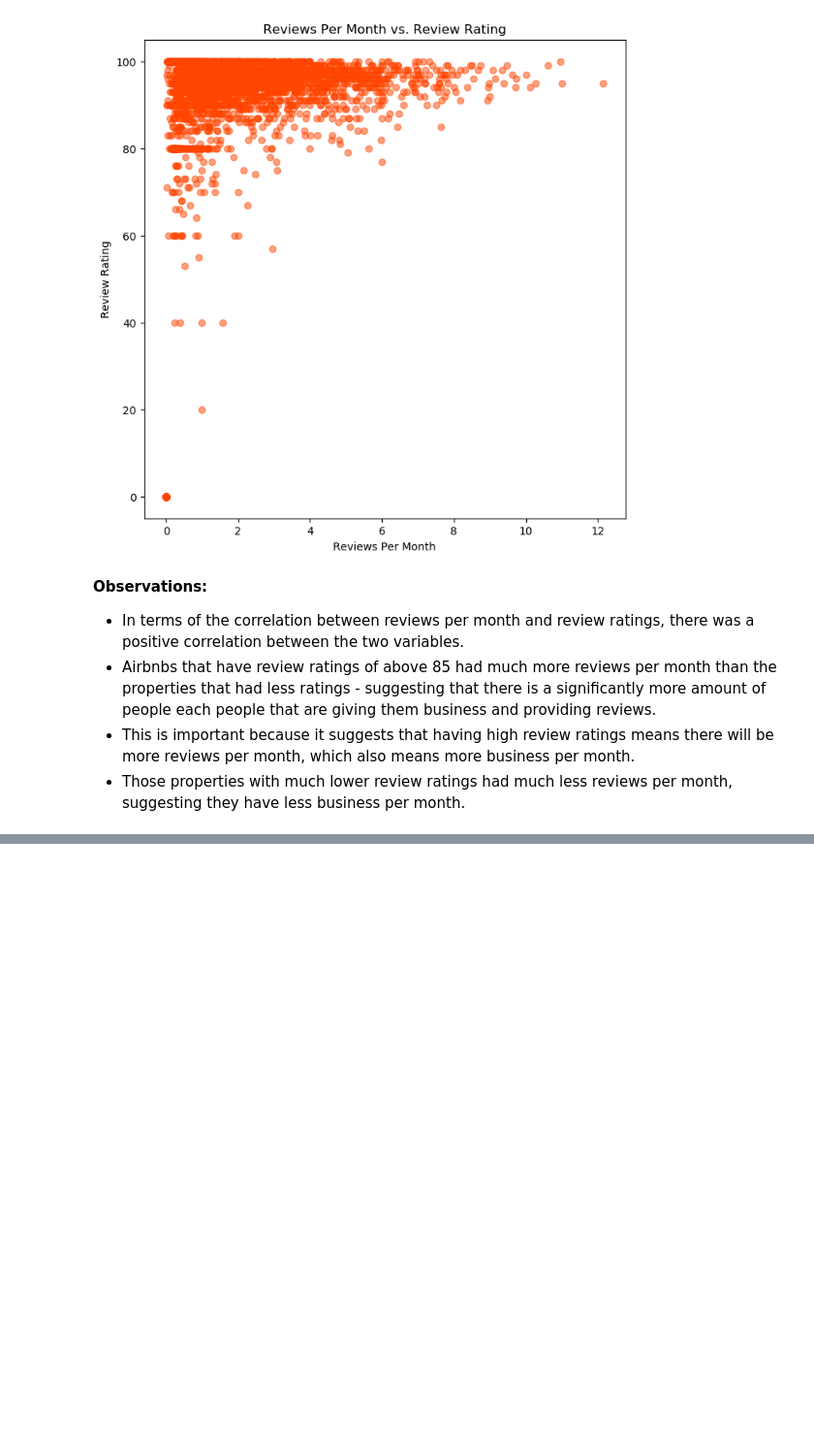
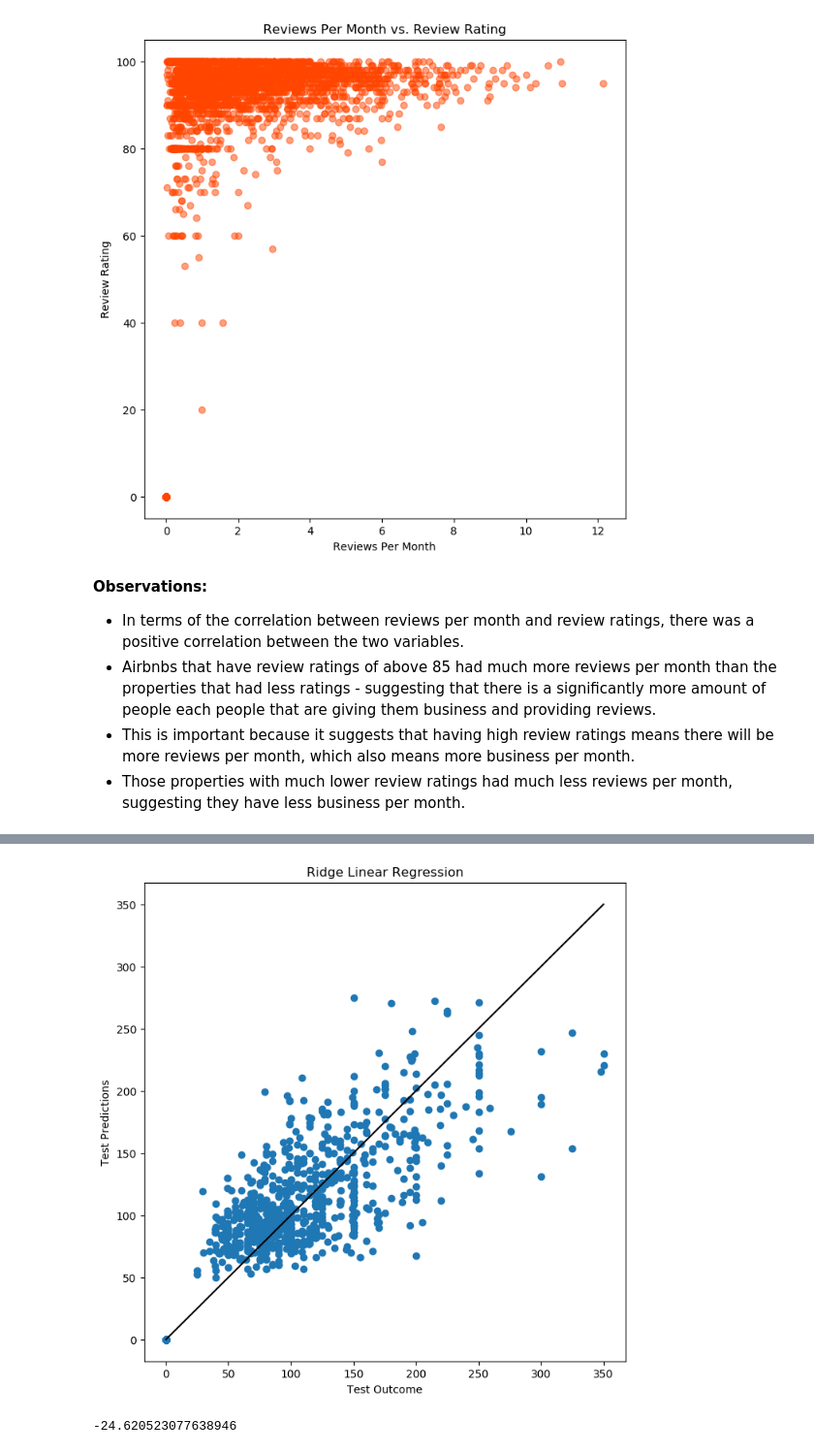
Before and after one commit to kevinhuynh23/RACK, a Jupyter notebook: report.ipynb, the cells around one changed output, grey strips where cells are left out. Shown at 97% size. Saved outputs shown, nothing was run; the diff lists cells and outputs as text; code cells hidden in the pictures; blank space fills up the shorter version.

```diff
--- a/report.ipynb
+++ b/report.ipynb
@@ -132,0 +159,8 @@ analysis.fig_reviews_per_month_vs_price
+# %%
+model.fig_rlr
+# %% [output]
+[figure, added]
+# %%
+model.ridge_score
+# %% [output]
+-24.620523077638946
```
Also changed, not shown: parts of 16 cells of this notebook.
